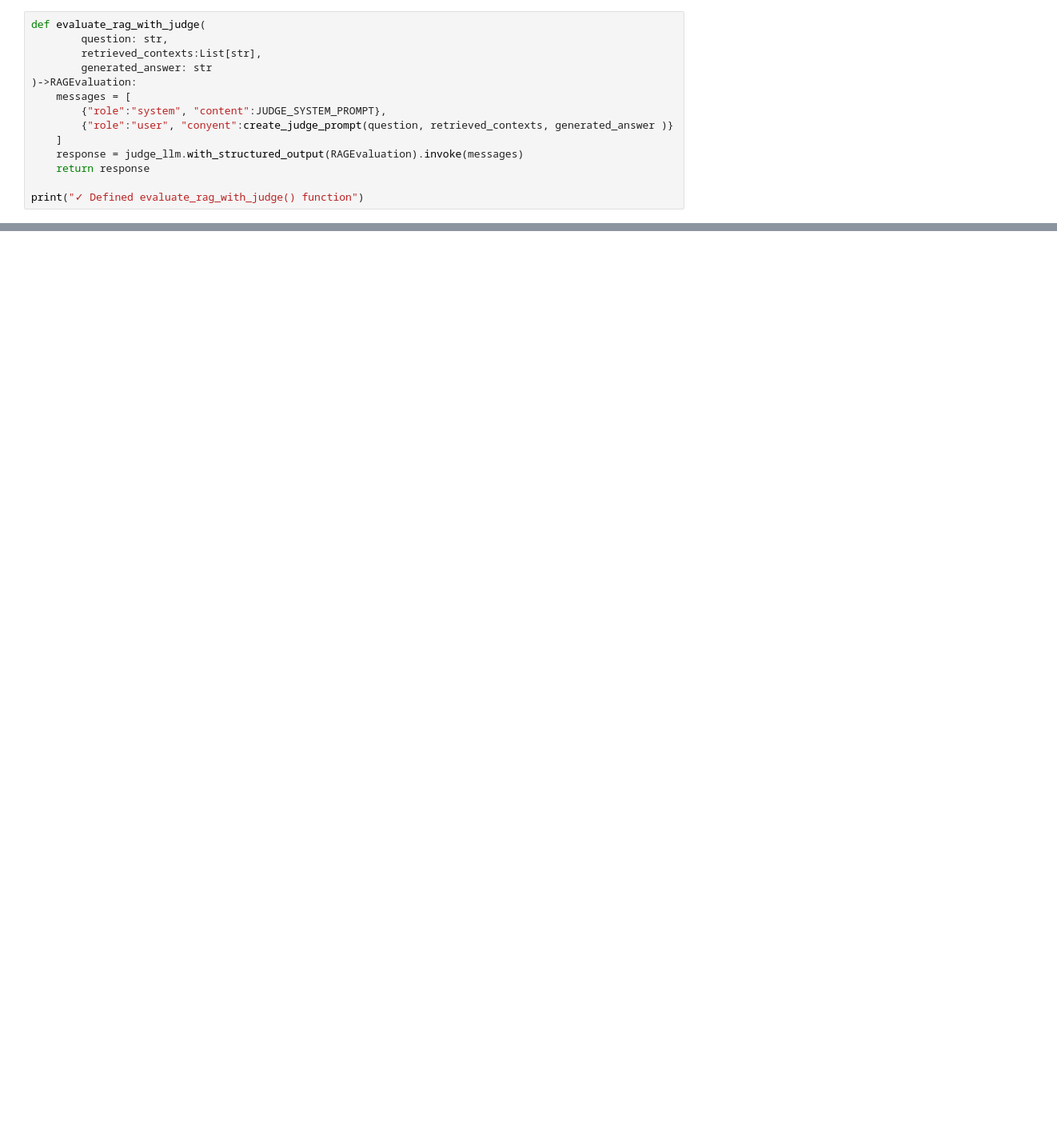
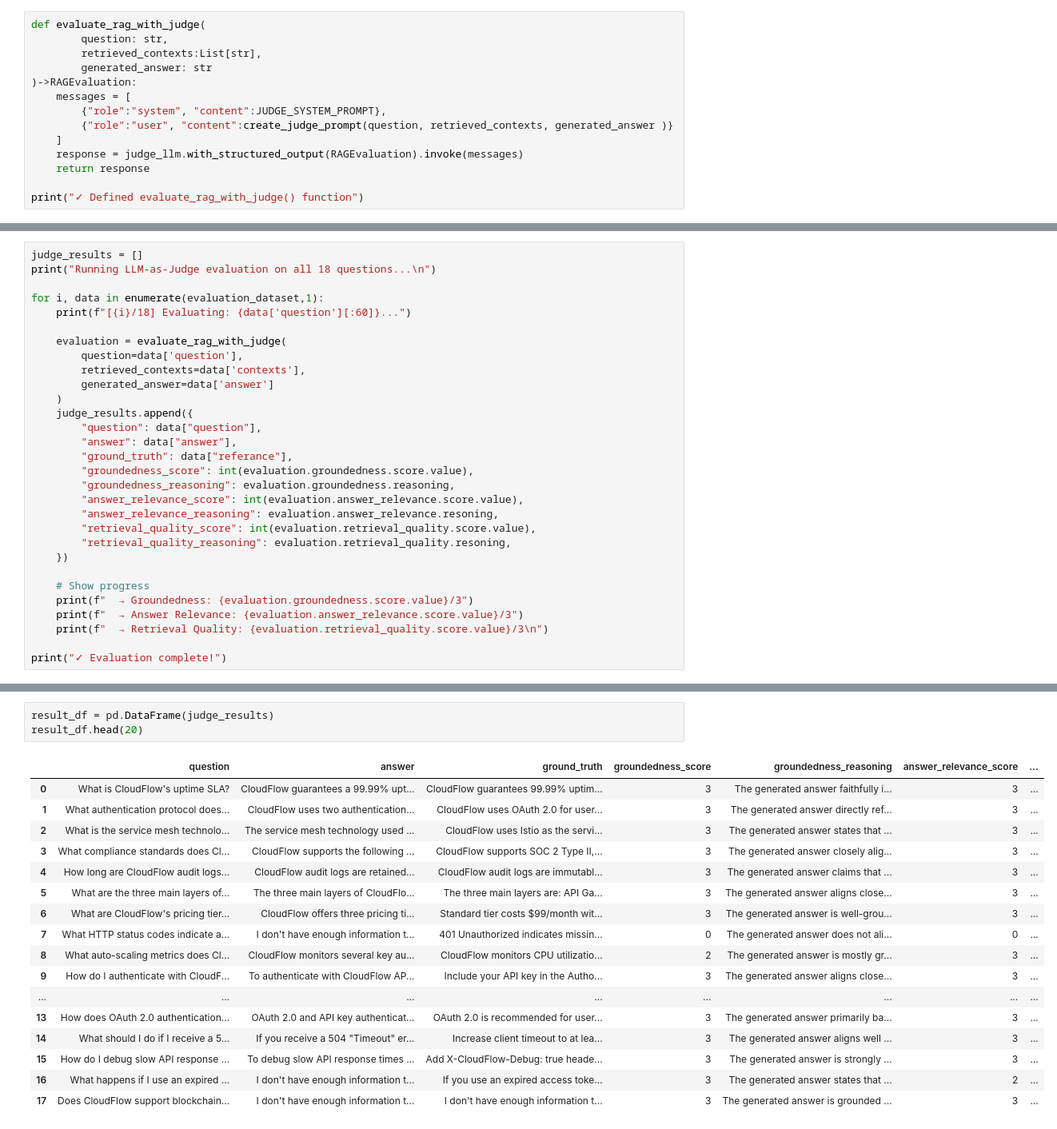
Before and after one commit to Mmbsaksd/rag_practice, a Jupyter notebook: 11_RAG_Evaluation_with_LLM_Judge.ipynb, the cells around one changed output, grey strips where cells are left out. Shown at 80% size. Drawn from its saved outputs; the diff is of its cells as text; blank space fills up the shorter version.

```diff
--- a/11_RAG_Evaluation_with_LLM_Judge.ipynb
+++ b/11_RAG_Evaluation_with_LLM_Judge.ipynb
@@ -699,7 +699,7 @@ def evaluate_rag_with_judge(
 )->RAGEvaluation:
     messages = [
         {"role":"system", "content":JUDGE_SYSTEM_PROMPT},
-        {"role":"user", "conyent":create_judge_prompt(question, retrieved_contexts, generated_answer )}
+        {"role":"user", "content":create_judge_prompt(question, retrieved_contexts, generated_answer )}
     ]
     response = judge_llm.with_structured_output(RAGEvaluation).invoke(messages)
     return response
@@ -709,0 +896,30 @@ print("✓ Defined evaluate_rag_with_judge() function")
+# %%
+judge_results = []
+print("Running LLM-as-Judge evaluation on all 18 questions...\n")
+
+for i, data in enumerate(evaluation_dataset,1):
+    print(f"[{i}/18] Evaluating: {data['question'][:60]}...")
+
+    evaluation = evaluate_rag_with_judge(
+        question=data['question'],
+        retrieved_contexts=data['contexts'],
+        generated_answer=data['answer']
+    )
+    judge_results.append({
+        "question": data["question"],
+        "answer": data["answer"],
+        "ground_truth": data["referance"],
+        "groundedness_score": int(evaluation.groundedness.score.value),
+        "groundedness_reasoning": evaluation.groundedness.reasoning,
+        "answer_relevance_score": int(evaluation.answer_relevance.score.value),
+        "answer_relevance_reasoning": evaluation.answer_relevance.resoning,
+        "retrieval_quality_score": int(evaluation.retrieval_quality.score.value),
+        "retrieval_quality_reasoning": evaluation.retrieval_quality.resoning,
+    })
+
+    # Show progress
+    print(f"  → Groundedness: {evaluation.groundedness.score.value}/3")
+    print(f"  → Answer Relevance: {evaluation.answer_relevance.score.value}/3")
+    print(f"  → Retrieval Quality: {evaluation.retrieval_quality.score.value}/3\n")
+
+print("✓ Evaluation complete!")
@@ -709,0 +944,21 @@ print("✓ Defined evaluate_rag_with_judge() function")
+# %%
+result_df = pd.DataFrame(judge_results)
+result_df.head(20)
+# %% [output]
+|  | question | answer | ground_truth | groundedness_score | groundedness_reasoning | answer_relevance_score | ... |
+| 0 | What is CloudFlow's uptime SLA? | CloudFlow guarantees a 99.99% upt... | CloudFlow guarantees 99.99% uptim... | 3 | The generated answer faithfully i... | 3 | ... |
+| 1 | What authentication protocol does... | CloudFlow uses two authentication... | CloudFlow uses OAuth 2.0 for user... | 3 | The generated answer directly ref... | 3 | ... |
+| 2 | What is the service mesh technolo... | The service mesh technology used ... | CloudFlow uses Istio as the servi... | 3 | The generated answer states that ... | 3 | ... |
+| 3 | What compliance standards does Cl... | CloudFlow supports the following ... | CloudFlow supports SOC 2 Type II,... | 3 | The generated answer closely alig... | 3 | ... |
+| 4 | How long are CloudFlow audit logs... | CloudFlow audit logs are retained... | CloudFlow audit logs are immutabl... | 3 | The generated answer claims that ... | 3 | ... |
+| 5 | What are the three main layers of... | The three main layers of CloudFlo... | The three main layers are: API Ga... | 3 | The generated answer aligns close... | 3 | ... |
+| 6 | What are CloudFlow's pricing tier... | CloudFlow offers three pricing ti... | Standard tier costs $99/month wit... | 3 | The generated answer is well-grou... | 3 | ... |
+| 7 | What HTTP status codes indicate a... | I don't have enough information t... | 401 Unauthorized indicates missin... | 0 | The generated answer does not ali... | 0 | ... |
+| 8 | What auto-scaling metrics does Cl... | CloudFlow monitors several key au... | CloudFlow monitors CPU utilizatio... | 2 | The generated answer is mostly gr... | 3 | ... |
+| 9 | How do I authenticate with CloudF... | To authenticate with CloudFlow AP... | Include your API key in the Autho... | 3 | The generated answer aligns close... | 3 | ... |
+| ... | ... | ... | ... | ... | ... | ... | ... |
+| 13 | How does OAuth 2.0 authentication... | OAuth 2.0 and API key authenticat... | OAuth 2.0 is recommended for user... | 3 | The generated answer primarily ba... | 3 | ... |
+| 14 | What should I do if I receive a 5... | If you receive a 504 "Timeout" er... | Increase client timeout to at lea... | 3 | The generated answer aligns well ... | 3 | ... |
+| 15 | How do I debug slow API response ... | To debug slow API response times ... | Add X-CloudFlow-Debug: true heade... | 3 | The generated answer is strongly ... | 3 | ... |
+| 16 | What happens if I use an expired ... | I don't have enough information t... | If you use an expired access toke... | 3 | The generated answer states that ... | 2 | ... |
+| 17 | Does CloudFlow support blockchain... | I don't have enough information t... | I don't have enough information t... | 3 | The generated answer is grounded ... | 3 | ... |
```
Also changed, not shown: parts of 9 cells of this notebook, 2 other files.
